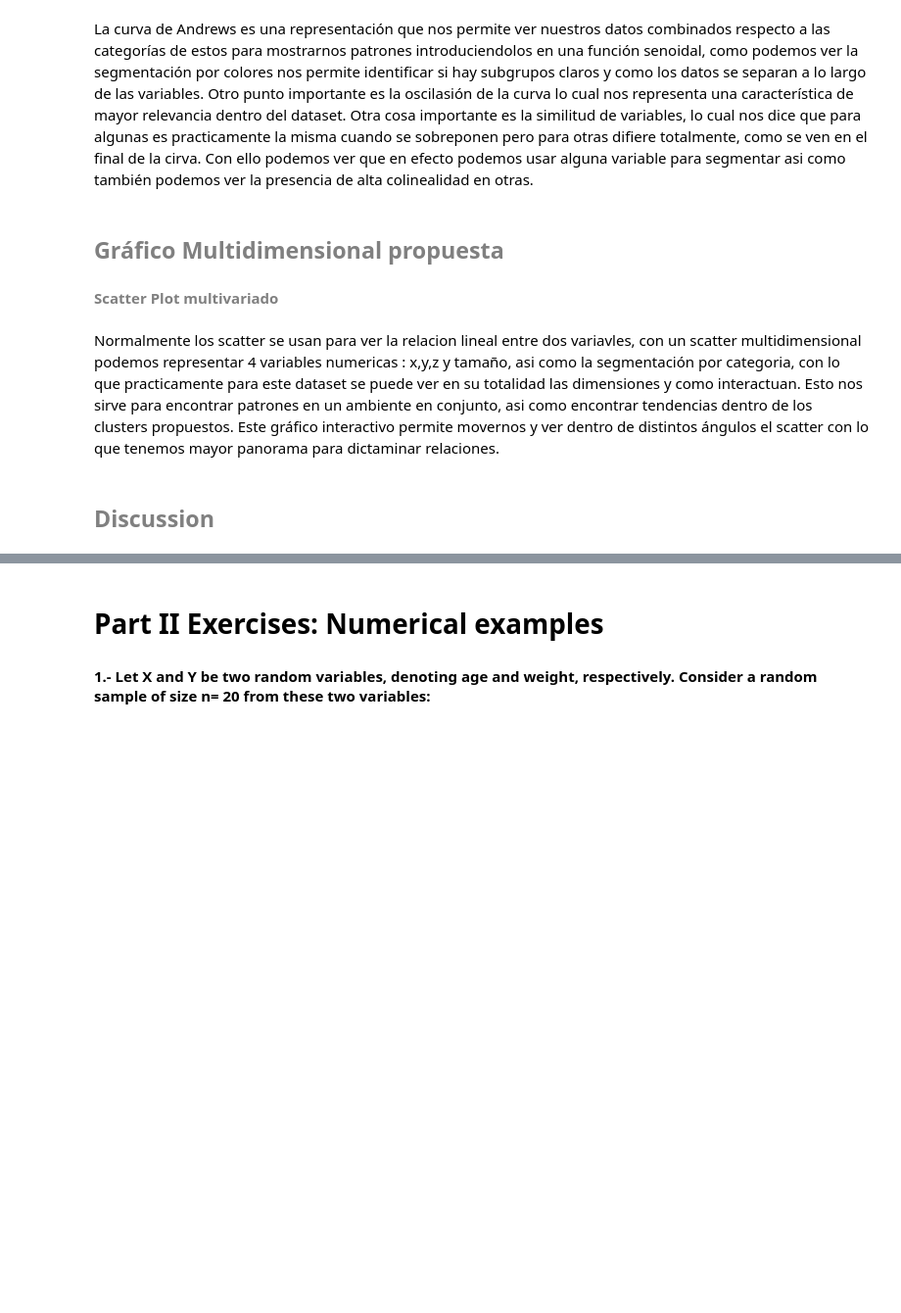
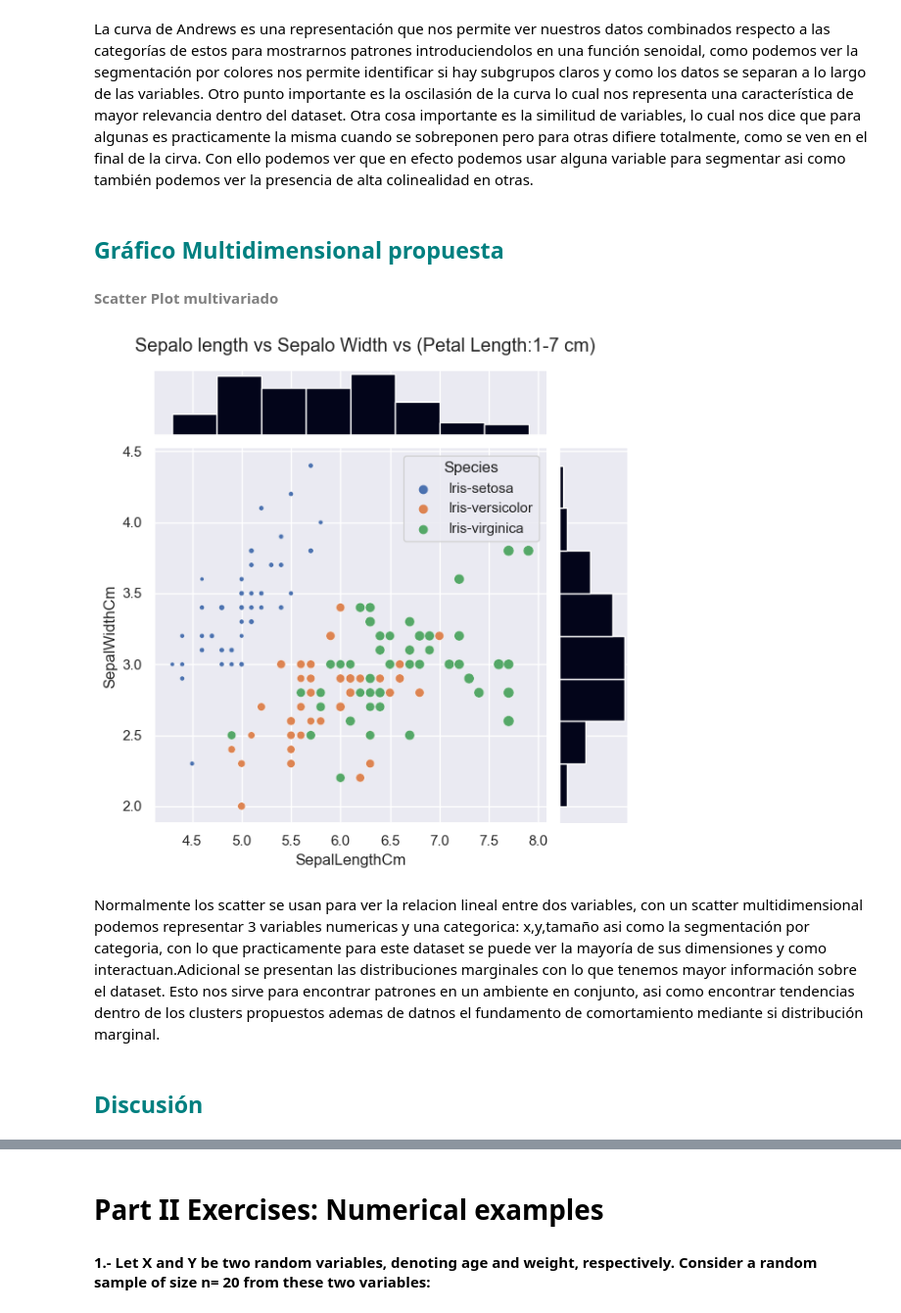
Before and after one commit to Fortega95/MEM_MCD, a Jupyter notebook: Tarea1_Fernando_MEM.ipynb, the cells around one changed output, grey strips where cells are left out. Shown at 98% size. Drawn from its saved outputs; the diff is of its cells as text; code cells hidden in the pictures; blank space fills up the shorter version.

```diff
--- a/Tarea1_Fernando_MEM.ipynb
+++ b/Tarea1_Fernando_MEM.ipynb
@@ -68,7 +75,7 @@ sns.set()
 # %% [markdown]
 Importamos la base de datos
 # %%
-iris=pd.read_csv("./Bases/Iris.csv")
+iris=pd.read_csv("D://Maestria//git//MEM_MCD//Bases//Iris.csv")
 # %% [markdown]
 ####  <font color="#008080">Análisis rápido de estructura</font>
 # %%
@@ -367,7 +374,5 @@ La curva de Andrews es una representación que nos permite ver nuestros datos co
 Otra cosa importante es la similitud de variables, lo cual nos dice que para algunas es practicamente la misma cuando se sobreponen pero para otras  difiere totalmente, como se ven en el final de la cirva.
 Con ello podemos ver que en efecto podemos usar alguna variable para segmentar asi como también podemos ver la presencia de alta colinealidad en otras.
 # %% [markdown]
-##  <font color="grey">Gráfico Multidimensional propuesta</font>
+##  <font color="#008080">Gráfico Multidimensional propuesta</font>
 ####  <font color="grey">Scatter Plot multivariado</font>
-# %%
-iris.Species=np.where(iris.Species=="Iris-setosa",0,np.where(iris.Species=="Iris-versicolor",1,2))
@@ -390,5 +379,13 @@ fig.show()
+# %%
+g = sns.JointGrid(data=iris, x="SepalLengthCm", y="SepalWidthCm")
+g.plot_joint(sns.scatterplot,hue=iris.Species,s=iris.PetalLengthCm*10)
+g.plot_marginals(sns.histplot, color="#03051A", alpha=1, bins=8)
+plt.suptitle("Sepalo length vs Sepalo Width vs (Petal Length:1-7 cm)")
+plt.subplots_adjust(top=.92)
+plt.show()
+# %% [output]
+[figure, added]
 # %% [markdown]
-Normalmente los scatter se usan para ver la relacion lineal entre dos variavles, con un scatter multidimensional podemos representar 4 variables numericas : x,y,z y tamaño, asi como la segmentación por categoria, con lo que practicamente para este dataset se puede ver en su totalidad las dimensiones y como interactuan. Esto nos sirve para encontrar patrones en un ambiente en conjunto, asi como encontrar tendencias dentro de los clusters propuestos.
-Este gráfico interactivo permite movernos y ver dentro de distintos ángulos el scatter con lo que tenemos mayor panorama para dictaminar relaciones.
+Normalmente los scatter se usan para ver la relacion lineal entre dos variables, con un scatter multidimensional podemos representar 3 variables numericas y una categorica: x,y,tamaño asi como la segmentación por categoria, con lo que practicamente para este dataset se puede ver la mayoría de sus dimensiones y como interactuan.Adicional se presentan las distribuciones marginales con lo que tenemos mayor información sobre el dataset. Esto nos sirve para encontrar patrones en un ambiente en conjunto, asi como encontrar tendencias dentro de los clusters propuestos ademas de datnos el fundamento de comortamiento mediante si distribución marginal.
 # %% [markdown]
-##  <font color="grey">Discussion</font>
+##  <font color="#008080">Discusión</font>
```
Also changed, not shown: parts of 16 cells of this notebook, 1 other file.
